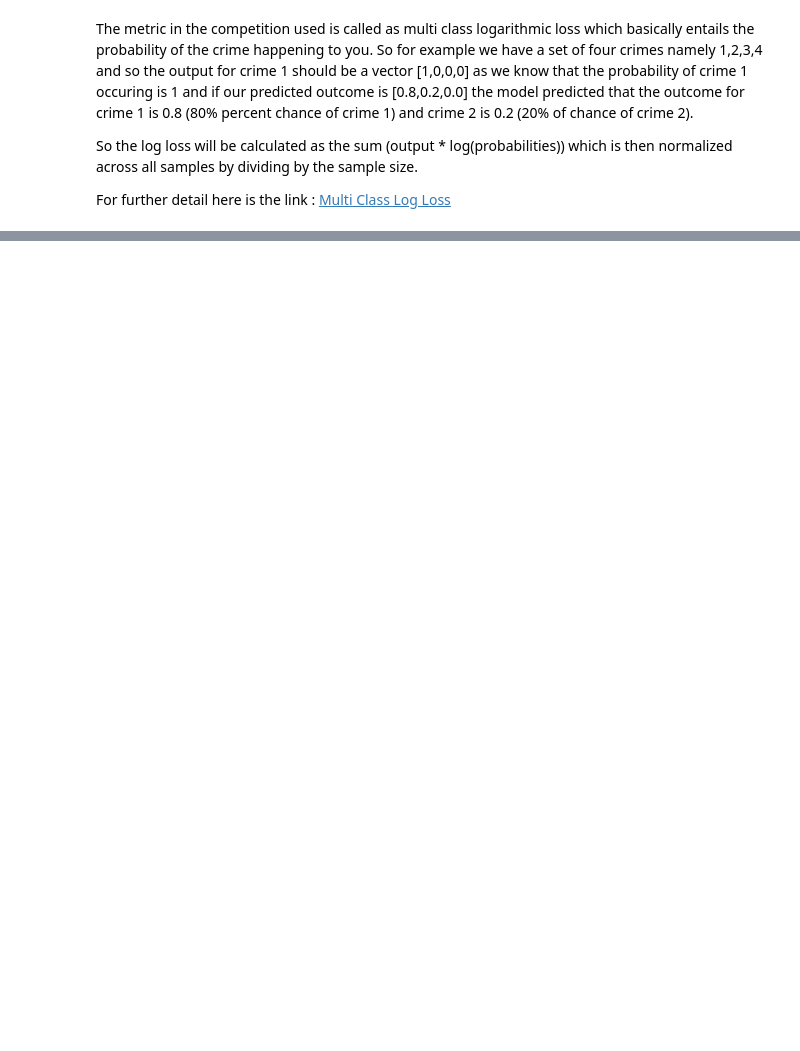
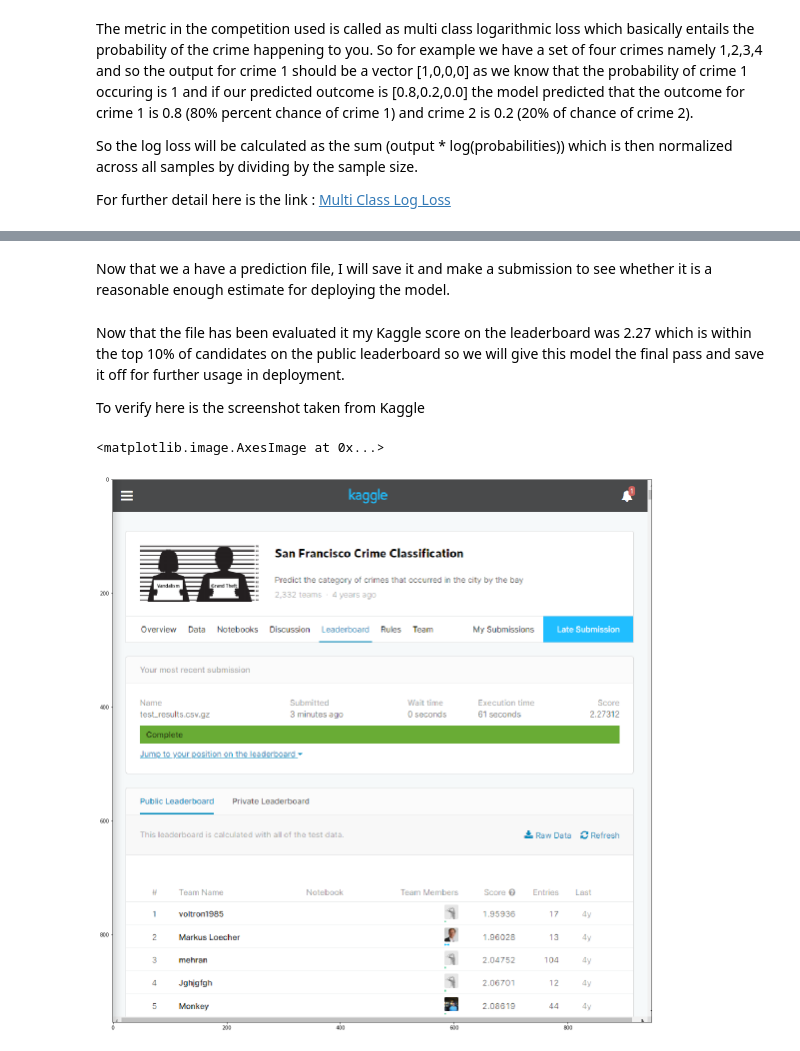
Before and after one commit to ankur26/SFCrimePrediction, a Jupyter notebook: notebooks/02_model_creation.ipynb, the cells around one changed output, grey strips where cells are left out. Saved outputs shown, nothing was run; the diff lists cells and outputs as text; code cells hidden in the pictures; blank space fills up the shorter version.

Commit message:
Removed model and finalized notebook 2

```diff
--- a/notebooks/02_model_creation.ipynb
+++ b/notebooks/02_model_creation.ipynb
@@ -67,0 +97,2 @@ For further detail here is the link : <a href="https://www.kaggle.com/wiki/Multi
+# %% [markdown]
+Now that we a have a prediction file, I will save it and make a submission to see whether it is a reasonable enough estimate for deploying the model.
@@ -67,0 +101,12 @@ For further detail here is the link : <a href="https://www.kaggle.com/wiki/Multi
+# %% [markdown]
+Now that the file has been evaluated it my Kaggle score on the leaderboard was 2.27 which is within the top 10% of candidates on the public leaderboard so we will give this model the final pass and save it off for further usage in deployment.
+
+To verify here is the screenshot taken from Kaggle
+# %%
+import matplotlib.pyplot as plt
+score_img = plt.imread("score.PNG")
+plt.figure(figsize=(20,20))
+plt.imshow(score_img)
+# %% [output]
+<matplotlib.image.AxesImage at 0x...>
+[figure, added]
```
Also changed, not shown: parts of 14 cells of this notebook, 7 other files.
